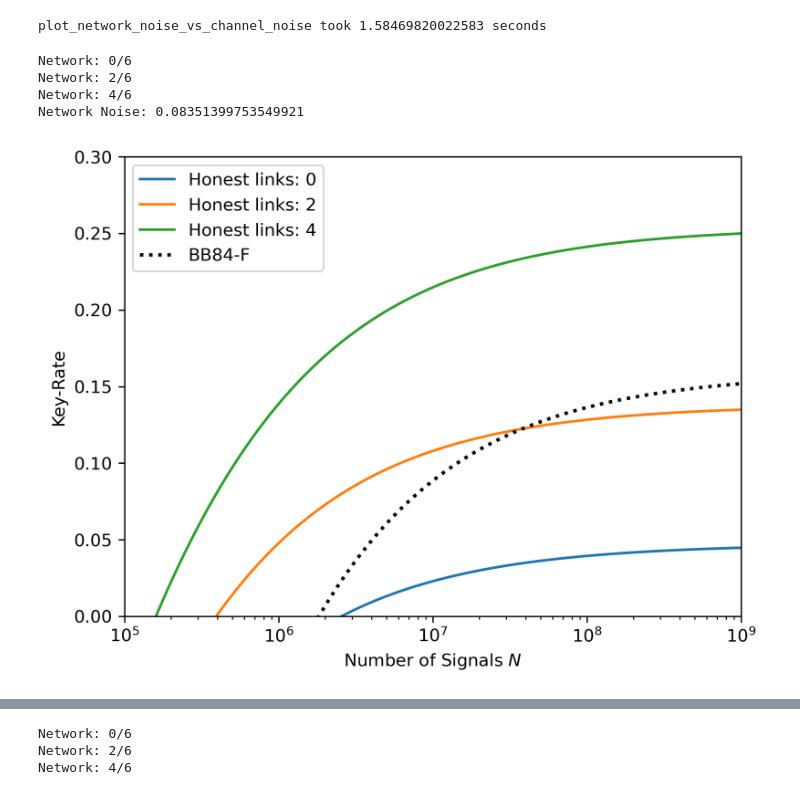
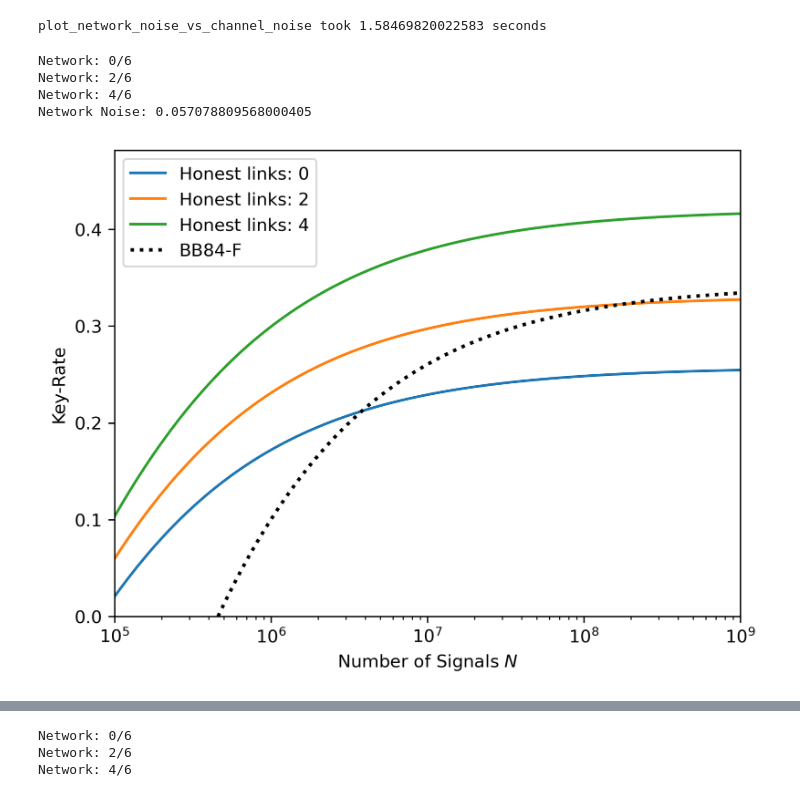
Before and after one commit to AdrianHarkness/Repeater-Security, a Jupyter notebook: Keyrate_Plots.ipynb, the cells around one changed output, grey strips where cells are left out. Saved outputs shown, nothing was run; the diff lists cells and outputs as text; code cells hidden in the pictures.

Commit message:
plot updates

```diff
--- a/Keyrate_Plots.ipynb
+++ b/Keyrate_Plots.ipynb
@@ -10,12 +10,12 @@ print(f"plot_network_noise_vs_channel_noise took {end_time - start_time} seconds
 plot_network_noise_vs_channel_noise took 1.58469820022583 seconds
 # %%
 start_time = time.time()
-plot_keyrate_vs_signalrounds(q=0.03, full_size=6, honest_sizes=[0,2,4])
+plot_keyrate_vs_signalrounds(q=0.02, full_size=6, honest_sizes=[0,2,4])
 end_time = time.time()
 print(f"plot_keyrate_vs_signalrounds took {end_time - start_time} seconds")
 # %% [output]
 Network: 0/6
 Network: 2/6
 Network: 4/6
-Network Noise: 0.08351399753549921
+Network Noise: 0.057078809568000405
-[figure, old version]
+[figure, new version]
```
Also changed, not shown: parts of 1 cell of this notebook.
